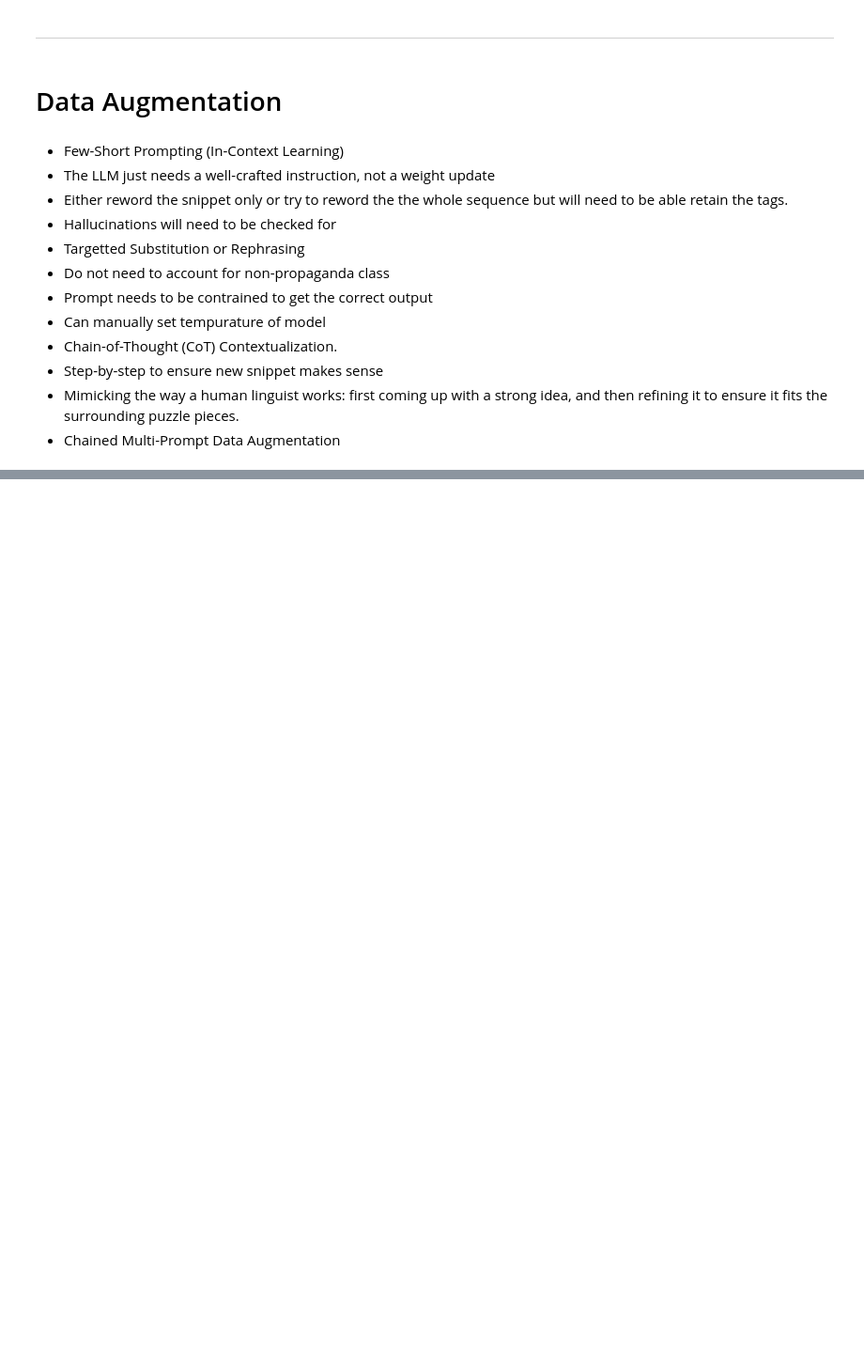
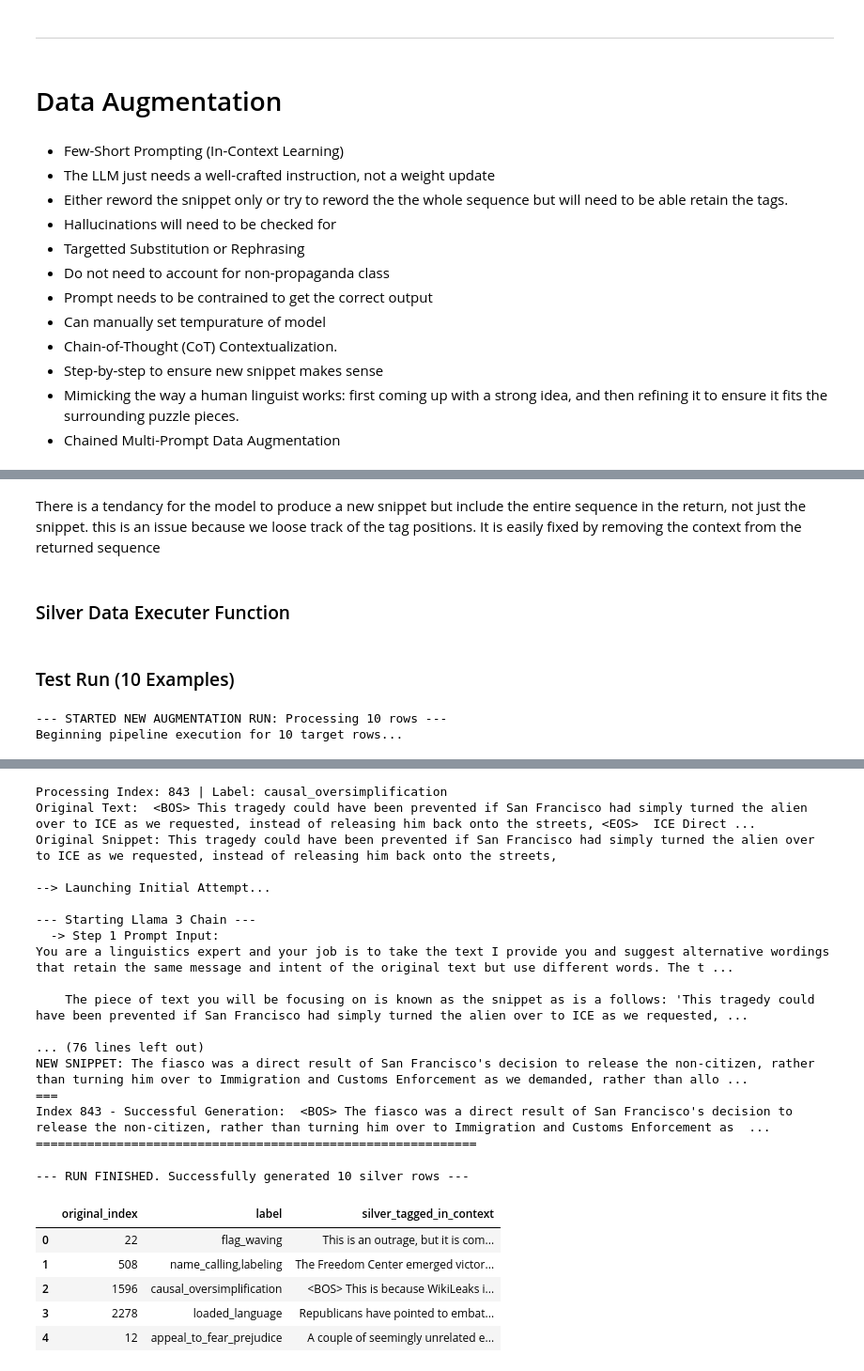
Before and after one commit to LukeBirkett/study-planner, a Jupyter notebook: 968G5_Advanced_Natural_Language_Processing/assignment_notebook.ipynb, the cells around one changed output, grey strips where cells are left out. Shown at 94% size. Cells and saved outputs as stored; diff of their text form; code cells hidden in the pictures; blank space fills up the shorter version.

```diff
--- a/968G5_Advanced_Natural_Language_Processing/assignment_notebook.ipynb
+++ b/968G5_Advanced_Natural_Language_Processing/assignment_notebook.ipynb
@@ -1249,0 +1282,42 @@ Reassembled: The Obama administration misled the <BOS>The American people<EOS> a
+# %% [markdown]
+There is a tendancy for the model to produce a new snippet but include the entire sequence in the return, not just the snippet. this is an issue because we loose track of the <bos> <eos> tag positions. It is easily fixed by removing the context from the returned sequence
+# %%
+def remove_context_overlap(snippet, left_context, right_context):
+    """
+    Strips regurgitated left or right context from the generated snippet.
+    """
+    if not snippet:
+        return ""
+
+    s_clean = snippet.strip()
+    left = left_context.strip()
+    right = right_context.strip()
+
+    # 1. Check for exact full-string prepends/appends first
+    if left and s_clean.lower().startswith(left.lower()):
+        s_clean = s_clean[len(left):].strip()
+
+    if right and s_clean.lower().endswith(right.lower()):
+        s_clean = s_clean[:-len(right)].strip()
+
+    # # 2. Check for partial overlaps (e.g., model copied the last 20 chars of left context)
+    # # We require a minimum overlap of 15 characters to prevent false-positive stripping
+    # min_overlap = 15
+
+    # # Left partial overlap (suffix of left matches prefix of snippet)
+    # if len(left) >= min_overlap:
+    #     for i in range(min(len(s_clean), len(left)), min_overlap - 1, -1):
+    #         if s_clean.lower().startswith(left[-i:].lower()):
+    #             s_clean = s_clean[i:].strip()
+    #             break
+
+    # # Right partial overlap (prefix of right matches suffix of snippet)
+    # if len(right) >= min_overlap:
+    #     for i in range(min(len(s_clean), len(right)), min_overlap - 1, -1):
+    #         if s_clean.lower().endswith(right[:i].lower()):
+    #             s_clean = s_clean[:-i].strip()
+    #             break
+
+    return s_clean
+# %% [markdown]
+### Silver Data Executer Function
@@ -1249,0 +1450,12 @@ Reassembled: The Obama administration misled the <BOS>The American people<EOS> a
+# %% [markdown]
+### Test Run (10 Examples)
+# %%
+# Pass your main dataframe and ask for a localized sample size of 2
+df_propaganda_sample = df[df['label'] != 'not_propaganda'].sample(10, random_state=1010).copy()
+
+df_silver_sample = run_propaganda_augmentation(df_propaganda_sample)
+
+display(df_silver_sample.head())
+# %% [output]
+--- STARTED NEW AUGMENTATION RUN: Processing 10 rows ---
+Beginning pipeline execution for 10 target rows...
@@ -1249,0 +1615,24 @@ Reassembled: The Obama administration misled the <BOS>The American people<EOS> a
+Processing Index: 843 | Label: causal_oversimplification
+Original Text:  <BOS> This tragedy could have been prevented if San Francisco had simply turned the alien over to ICE as we requested, instead of releasing him back onto the streets, <EOS>  ICE Direct ...
+Original Snippet: This tragedy could have been prevented if San Francisco had simply turned the alien over to ICE as we requested, instead of releasing him back onto the streets,
+
+--> Launching Initial Attempt...
+
+--- Starting Llama 3 Chain ---
+  -> Step 1 Prompt Input:
+You are a linguistics expert and your job is to take the text I provide you and suggest alternative wordings that retain the same message and intent of the original text but use different words. The t ...
+
+    The piece of text you will be focusing on is known as the snippet as is a follows: 'This tragedy could have been prevented if San Francisco had simply turned the alien over to ICE as we requested, ...
+
+... (76 lines left out)
+NEW SNIPPET: The fiasco was a direct result of San Francisco's decision to release the non-citizen, rather than turning him over to Immigration and Customs Enforcement as we demanded, rather than allo ...
+===
+Index 843 - Successful Generation:  <BOS> The fiasco was a direct result of San Francisco's decision to release the non-citizen, rather than turning him over to Immigration and Customs Enforcement as  ...
+============================================================
+--- RUN FINISHED. Successfully generated 10 silver rows ---
+|  | original_index | label | silver_tagged_in_context |
+| 0 | 22 | flag_waving | This is an outrage, but it is com... |
+| 1 | 508 | name_calling,labeling | The Freedom Center emerged victor... |
+| 2 | 1596 | causal_oversimplification | <BOS> This is because WikiLeaks i... |
+| 3 | 2278 | loaded_language | Republicans have pointed to embat... |
+| 4 | 12 | appeal_to_fear_prejudice | A couple of seemingly unrelated e... |
```
Also changed, not shown: parts of 54 cells of this notebook, 4 other files.
